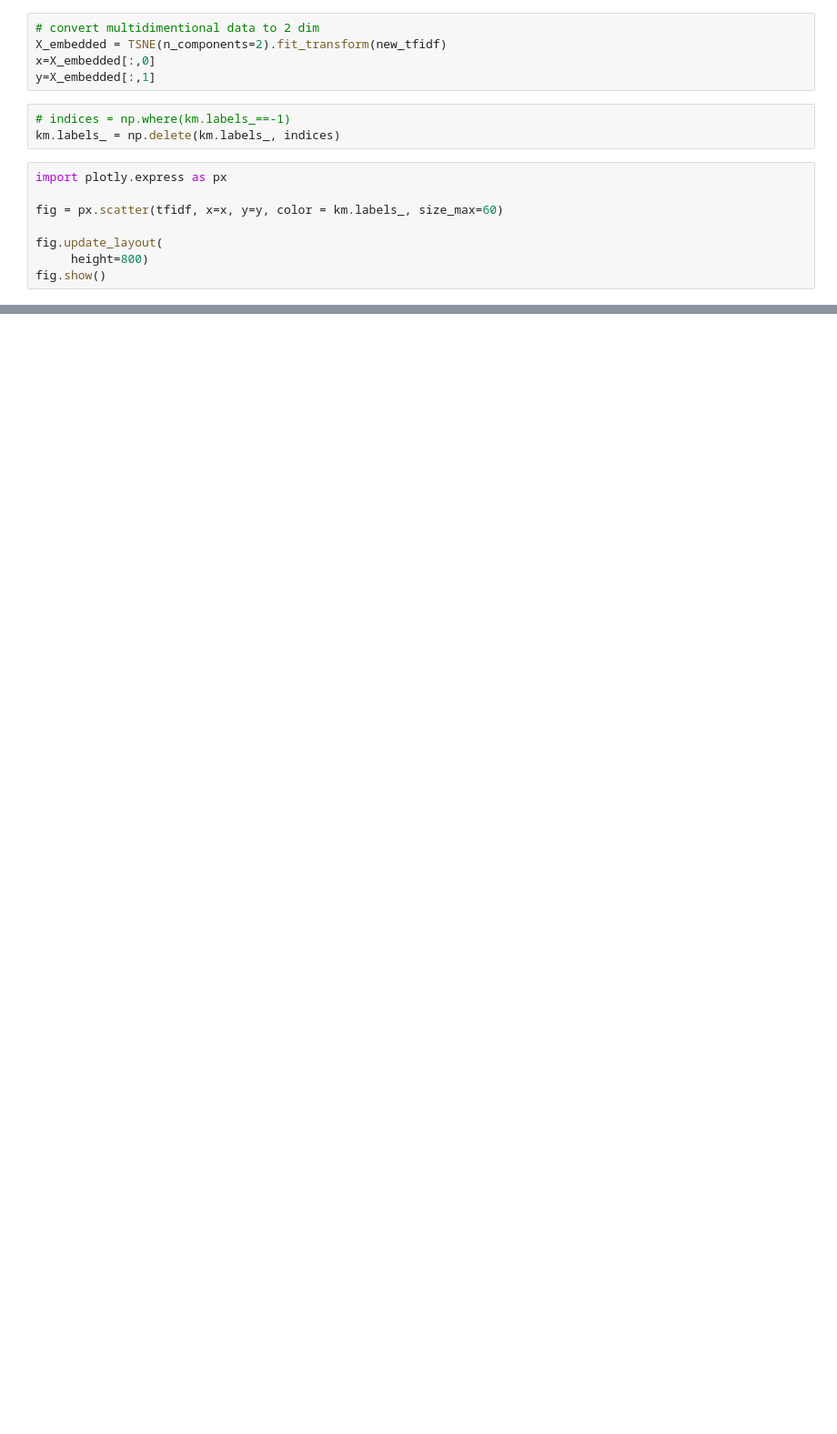
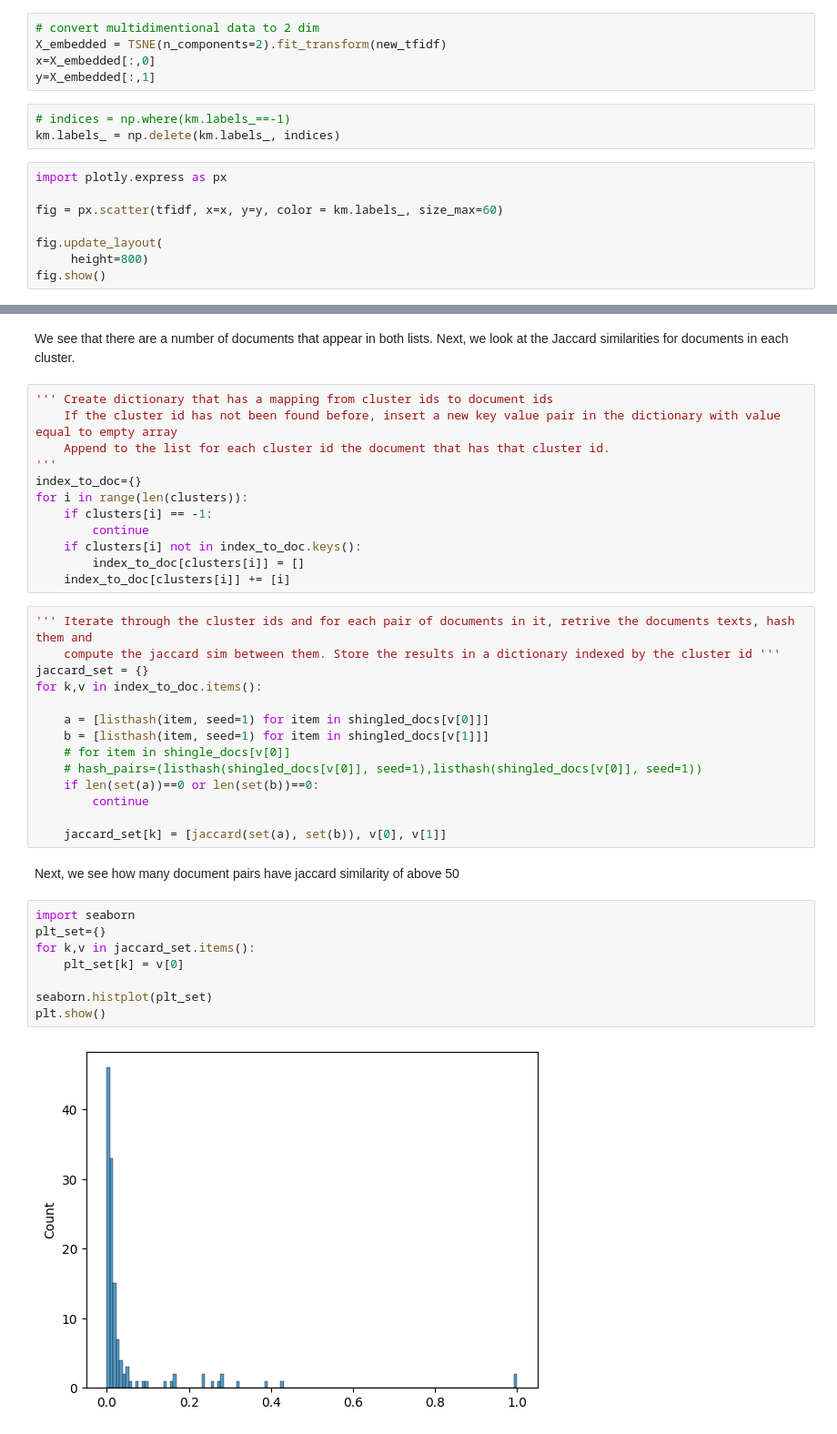
Before and after one commit to sumukhashridhar/DTU_CTDS, a Jupyter notebook: Minhashing.ipynb, the cells around one changed output, grey strips where cells are left out. Shown: that part at 91% size. Drawn from its saved outputs; the diff is of its cells as text; blank space fills up the shorter version.

```diff
--- a/Minhashing.ipynb
+++ b/Minhashing.ipynb
@@ -404,0 +444,41 @@ fig.show()
+# %% [markdown]
+We see that there are a number of documents that appear in both lists.
+Next, we look at the Jaccard similarities for documents in each cluster.
+# %%
+''' Create dictionary that has a mapping from cluster ids to document ids
+    If the cluster id has not been found before, insert a new key value pair in the dictionary with value equal to empty array
+    Append to the list for each cluster id the document that has that cluster id.
+'''
+index_to_doc={}
+for i in range(len(clusters)):
+    if clusters[i] == -1:
+        continue
+    if clusters[i] not in index_to_doc.keys():
+        index_to_doc[clusters[i]] = []
+    index_to_doc[clusters[i]] += [i]
+# %%
+''' Iterate through the cluster ids and for each pair of documents in it, retrive the documents texts, hash them and
+    compute the jaccard sim between them. Store the results in a dictionary indexed by the cluster id '''
+jaccard_set = {}
+for k,v in index_to_doc.items():
+
+    a = [listhash(item, seed=1) for item in shingled_docs[v[0]]]
+    b = [listhash(item, seed=1) for item in shingled_docs[v[1]]]
+    # for item in shingle_docs[v[0]]
+    # hash_pairs=(listhash(shingled_docs[v[0]], seed=1),listhash(shingled_docs[v[0]], seed=1))
+    if len(set(a))==0 or len(set(b))==0:
+        continue
+
+    jaccard_set[k] = [jaccard(set(a), set(b)), v[0], v[1]]
+# %% [markdown]
+Next, we see how many document pairs have jaccard similarity of above 50
+# %%
+import seaborn
+plt_set={}
+for k,v in jaccard_set.items():
+    plt_set[k] = v[0]
+
+seaborn.histplot(plt_set)
+plt.show()
+# %% [output]
+[figure, added]
```
Also changed, not shown: parts of 16 cells of this notebook.
